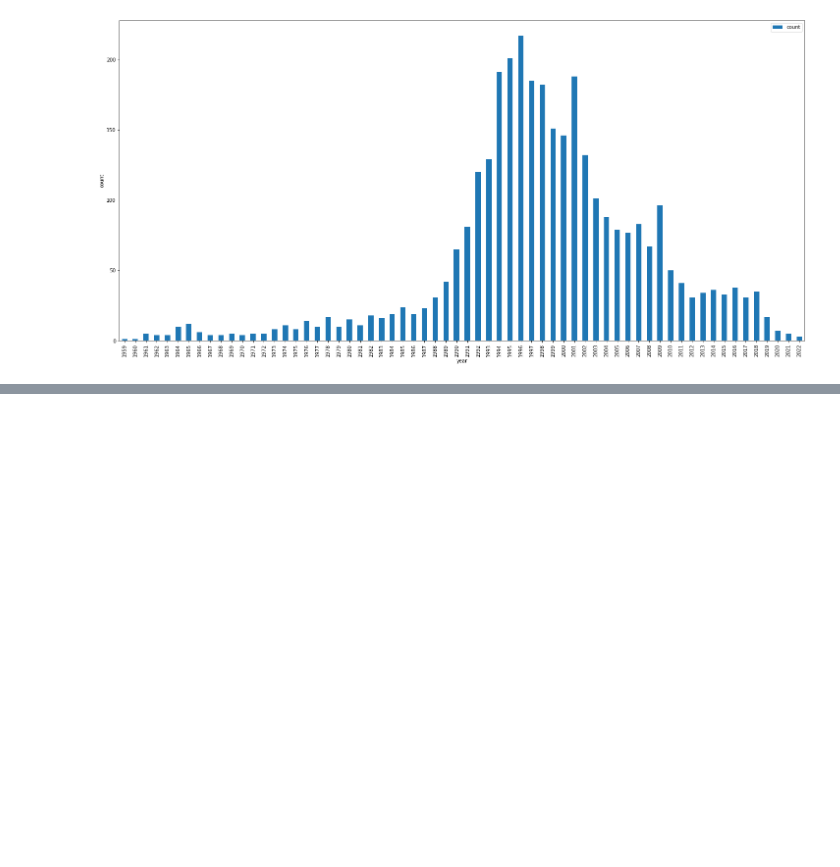
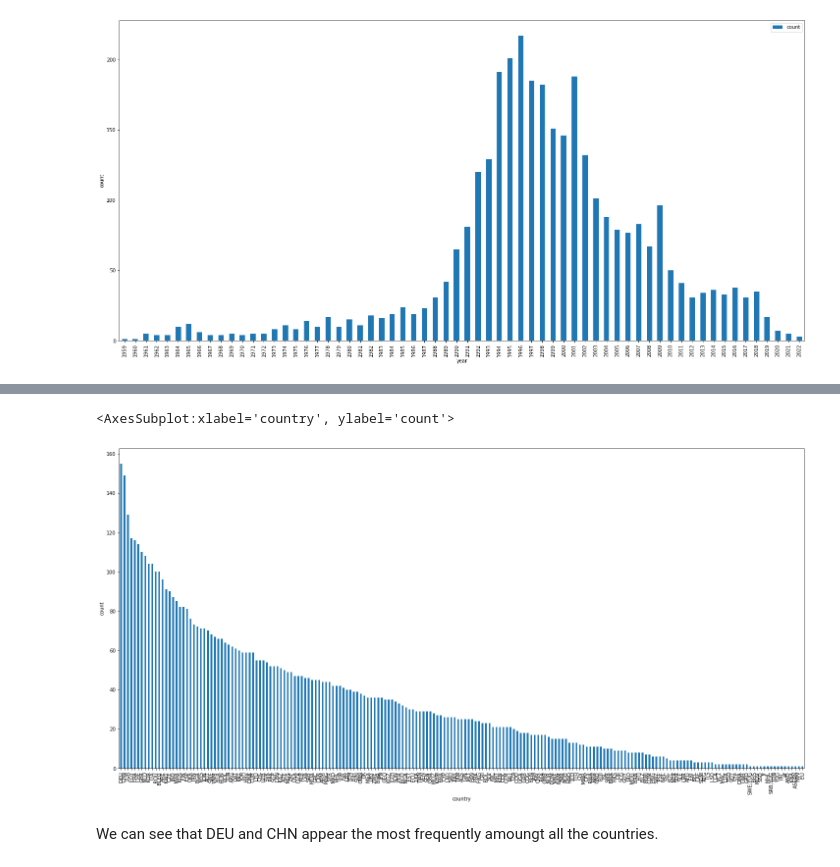
Before and after one commit to coollx/Relevant-Difference-Detector-for-Legal-Text, a Jupyter notebook: EDA.ipynb, the cells around one changed output, grey strips where cells are left out. Drawn from its saved outputs; the diff is of its cells as text; code cells hidden in the pictures; blank space fills up the shorter version.

```diff
--- a/EDA.ipynb
+++ b/EDA.ipynb
@@ -116,0 +167,10 @@ grouped_df.plot(kind='bar', x='year_of_date_signed', y='count', figsize=(25,12),
+# %%
+import numpy as np
+all_contries_involved = pd.DataFrame({'country' : np.hstack((meta_data_df.partyisocode0.values, meta_data_df.partyisocode1.values))})
+# %%
+all_contries_involved.country.value_counts().plot(kind='bar', figsize=(25,12), xlabel = 'country', ylabel = 'count')
+# %% [output]
+<AxesSubplot:xlabel='country', ylabel='count'>
+[figure, added]
+# %% [markdown]
+We can see that DEU and CHN appear the most frequently amoungt all the countries.
```
Also changed, not shown: parts of 13 cells of this notebook.
